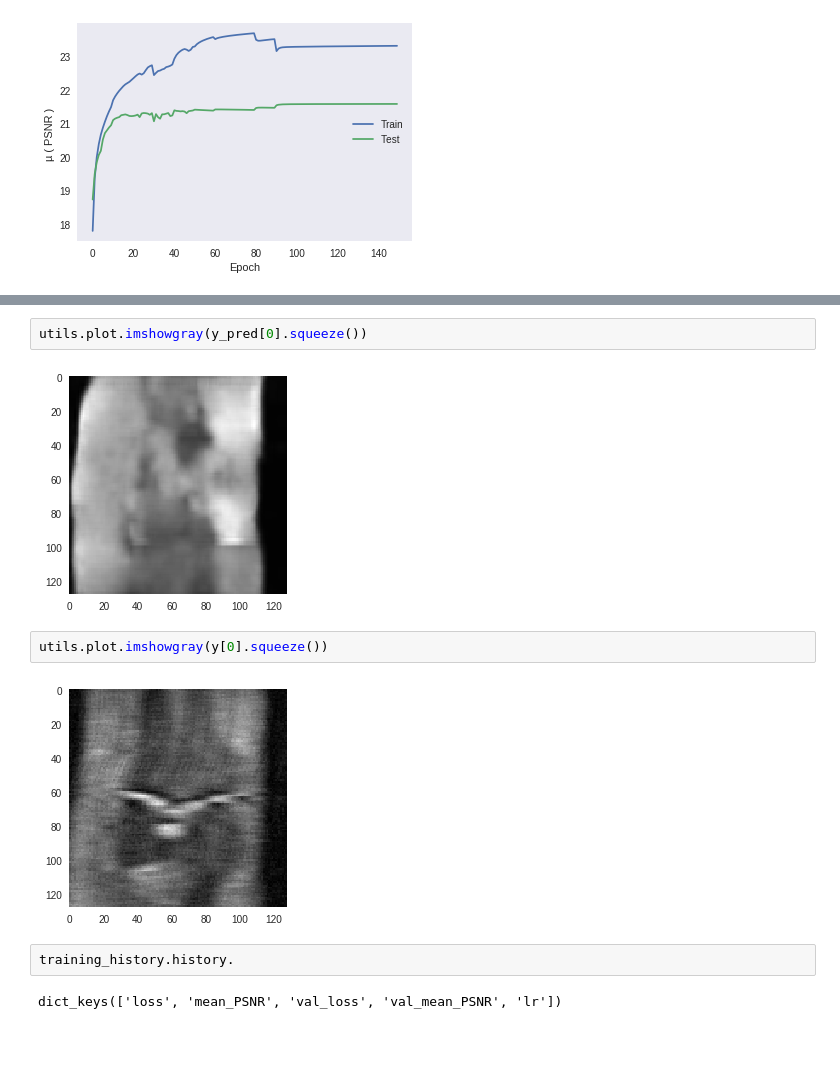
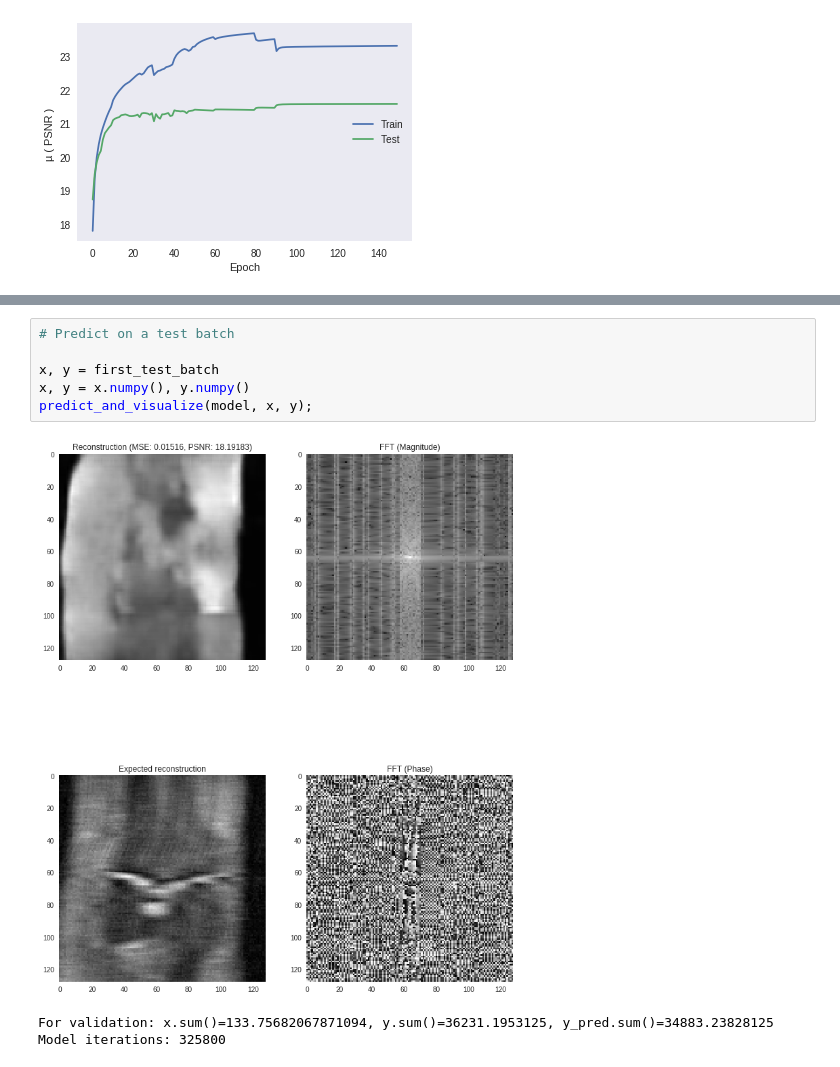
Before and after one commit to alexwal/cs230-project, a Jupyter notebook: MRI_reconstruction_example/train_automap_model_on_fastmri_dataset.ipynb, the cells around one changed output, grey strips where cells are left out. Cells and saved outputs as stored; diff of their text form; blank space fills up the shorter version.

```diff
--- a/MRI_reconstruction_example/train_automap_model_on_fastmri_dataset.ipynb
+++ b/MRI_reconstruction_example/train_automap_model_on_fastmri_dataset.ipynb
@@ -573,12 +597,10 @@ for i in range(len(x)):
-# %%
-utils.plot.imshowgray(y_pred[0].squeeze())
-# %% [output]
-[figure, removed]
-# %%
-utils.plot.imshowgray(y[0].squeeze())
-# %% [output]
-[figure, removed]
-# %%
-training_history.history.
-# %% [output]
-dict_keys(['loss', 'mean_PSNR', 'val_loss', 'val_mean_PSNR', 'lr'])
+# %%
+# Predict on a test batch
+
+x, y = first_test_batch
+x, y = x.numpy(), y.numpy()
+predict_and_visualize(model, x, y);
+# %% [output]
+[figure, added]
+For validation: x.sum()=133.75682067871094, y.sum()=36231.1953125, y_pred.sum()=34883.23828125
+Model iterations: 325800
```
Also changed, not shown: parts of 7 cells of this notebook.
